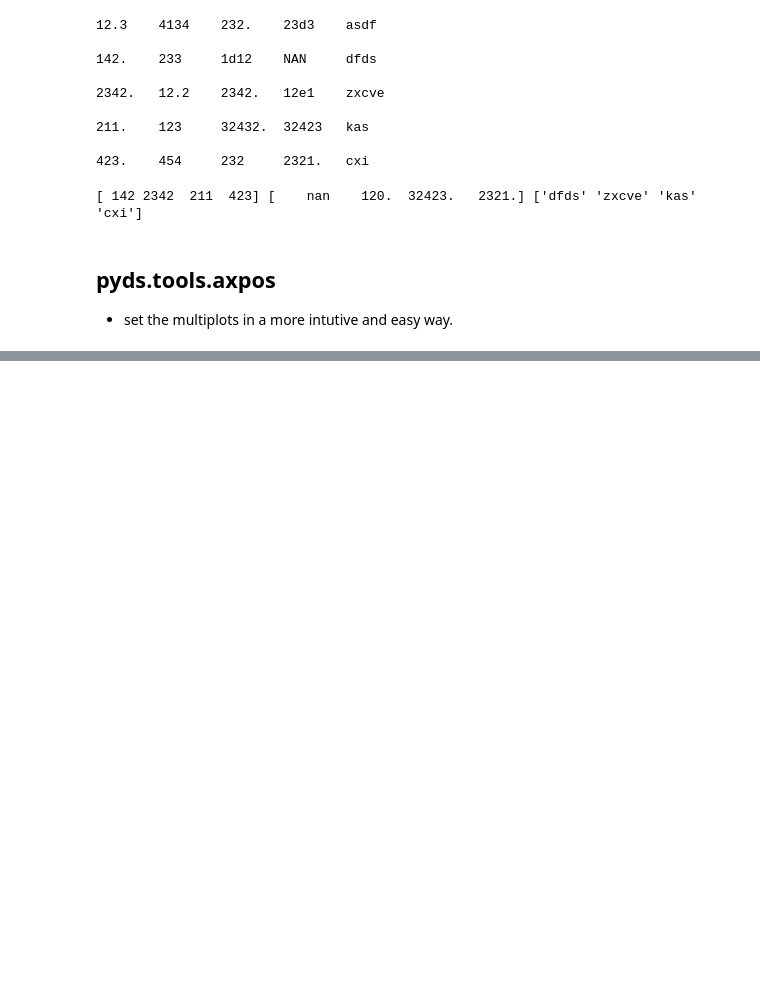
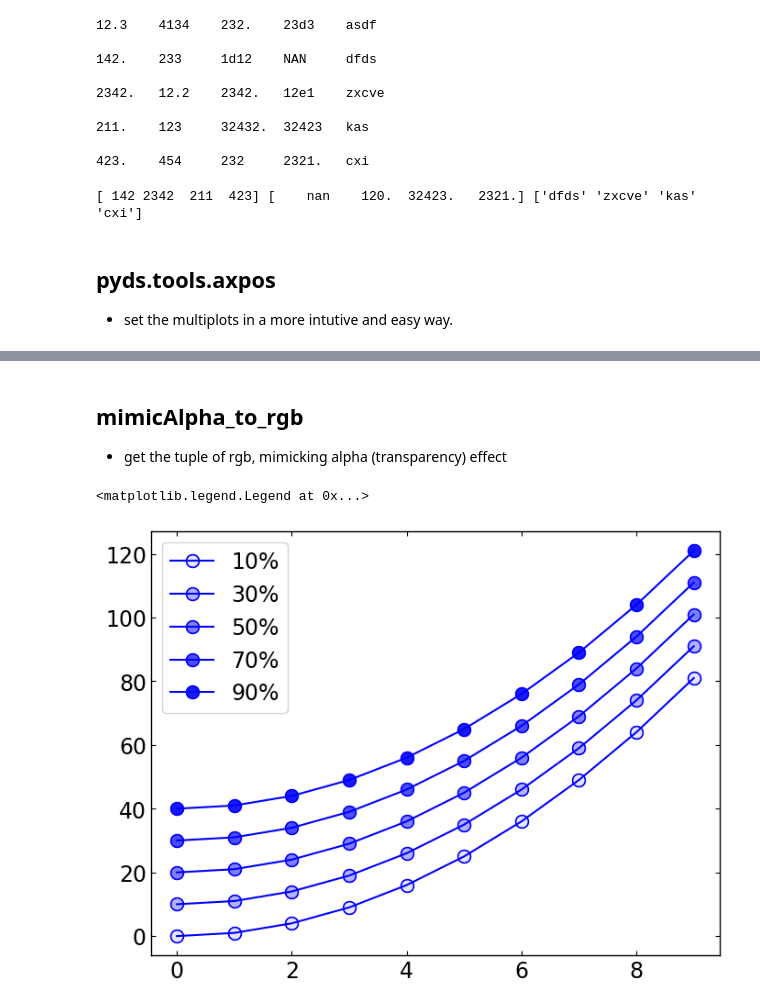
Before and after one commit to astrodoo/pyds, a Jupyter notebook: ipynb/tools.ipynb, the cells around one changed output, grey strips where cells are left out. Saved outputs shown, nothing was run; the diff lists cells and outputs as text; code cells hidden in the pictures; blank space fills up the shorter version.

```diff
--- a/ipynb/tools.ipynb
+++ b/ipynb/tools.ipynb
@@ -197,0 +251,57 @@ axset.subplots_adjust(fig)
+# %% [markdown]
+## mimicAlpha_to_rgb
+
+* get the tuple of rgb, mimicking alpha (transparency) effect
+# %%
+"""
+    Since the post-script files cannot deal with the transparency,
+    one may need to mimic the alpha effect for ps or eps file.
+
+    In this example, the line and the markeredgecolor would be not trasparent,
+    but the markerfacecolor would be transparent with the given alpha.
+
+    Note that in this example, we draw twice for each item, and the legend should be merged.
+"""
+import matplotlib.pyplot as plt
+from pyds.tools import mimicAlpha_to_rgb as ma
+import numpy as np
+
+%matplotlib inline
+
+x = np.arange(10)
+y1 = x**2
+y2 = x**2+10
+y3 = x**2+20
+y4 = x**2+30
+y5 = x**2+40
+
+clr = 'blue'
+# transform the color to tuple (r,g,b,a) --> a represents alpha
+clralp1 = ma(clr,alpha=0.1)
+clralp2 = ma(clr,alpha=0.3)
+clralp3 = ma(clr,alpha=0.5)
+clralp4 = ma(clr,alpha=0.7)
+clralp5 = ma(clr,alpha=0.9)
+
+fig,ax = plt.subplots(figsize=(8,6))
+
+mk1, = ax.plot(x,y1,'o',color=clr,ms=10,mfc=clralp1)
+ln1, = ax.plot(x,y1,'o-',color=clr,ms=10,fillstyle='none',mec=clr)
+mk2, = ax.plot(x,y2,'o',color=clr,ms=10,mfc=clralp2)
+ln2, = ax.plot(x,y2,'o-',color=clr,ms=10,fillstyle='none',mec=clr)
+mk3, = ax.plot(x,y3,'o',color=clr,ms=10,mfc=clralp3)
+ln3, = ax.plot(x,y3,'o-',color=clr,ms=10,fillstyle='none',mec=clr)
+mk4, = ax.plot(x,y4,'o',color=clr,ms=10,mfc=clralp4)
+ln4, = ax.plot(x,y4,'o-',color=clr,ms=10,fillstyle='none',mec=clr)
+mk5, = ax.plot(x,y5,'o',color=clr,ms=10,mfc=clralp5)
+ln5, = ax.plot(x,y5,'o-',color=clr,ms=10,fillstyle='none',mec=clr)
+
+# merge the legend
+ax.legend([(mk1,ln1),(mk2,ln2),(mk3,ln3),(mk4,ln4),(mk5,ln5)] \
+         ,["10%","30%","50%","70%","90%"],loc='best')
+
+#fig.tight_layout()
+#fig.savefig('markeralpha.eps')
+# %% [output]
+<matplotlib.legend.Legend at 0x...>
+[figure, added]
```
Also changed, not shown: parts of 6 cells of this notebook, 4 other files.
